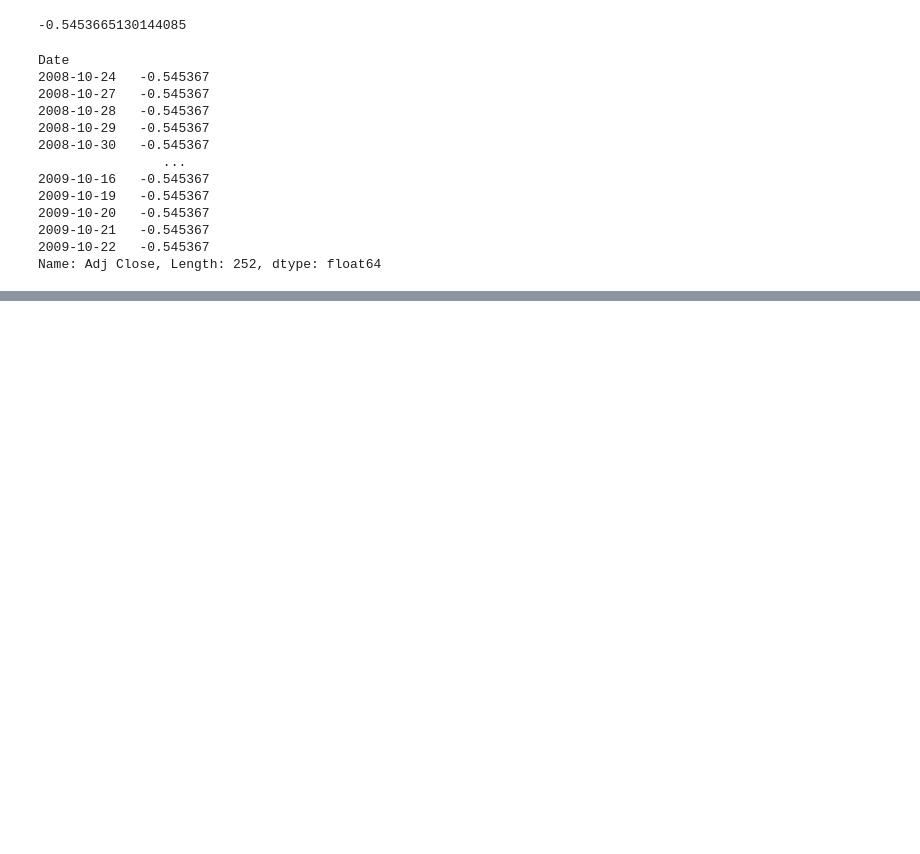
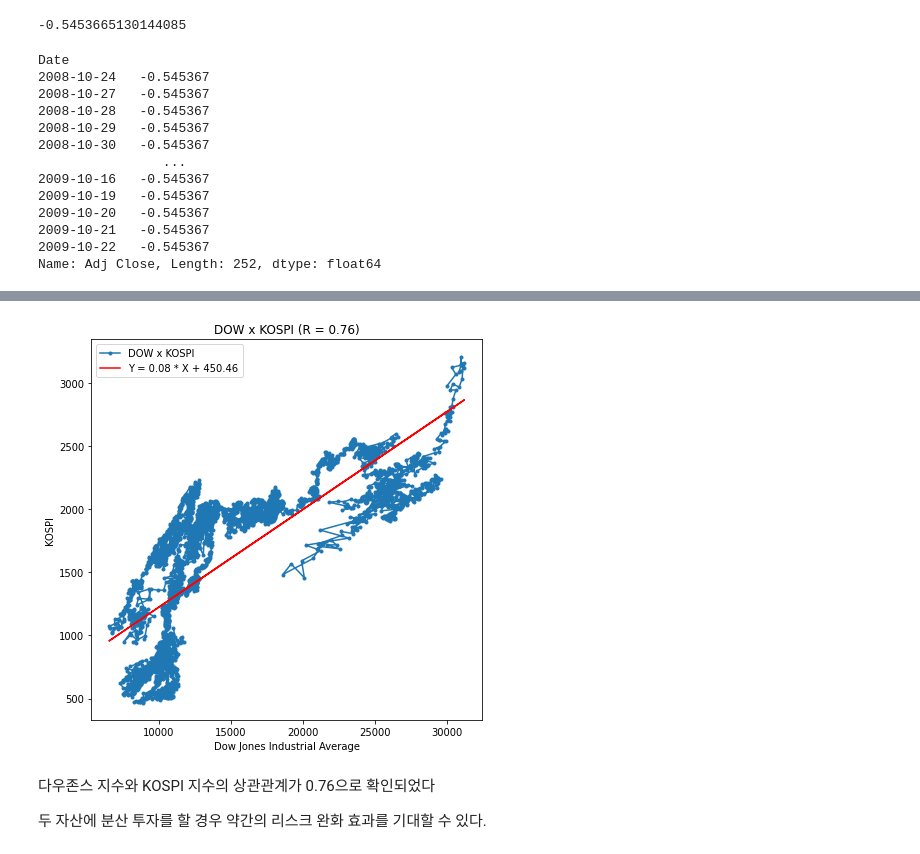
Before and after one commit to codetosign/Study, a Jupyter notebook: Securities_data_analysis.ipynb, the cells around one changed output, grey strips where cells are left out. Saved outputs shown, nothing was run; the diff lists cells and outputs as text; code cells hidden in the pictures; blank space fills up the shorter version.

```diff
--- a/Securities_data_analysis.ipynb
+++ b/Securities_data_analysis.ipynb
@@ -237,0 +333,24 @@ Name: Adj Close, Length: 252, dtype: float64
+# %%
+# 다우존스와 KOSPI의 회귀 분석
+df = pd.DataFrame({'X' : dow['Close'], 'Y' : kospi['Close']})
+df = df.fillna(method= 'bfill')
+df = df.fillna(method= 'ffill')
+
+regr = st.linregress(df.X, df.Y)
+regr_line = f'Y = {regr.slope:.2f} * X + {regr.intercept:.2f}'
+
+plt.figure(figsize = [7, 7])
+plt.plot(df.X, df.Y, marker= '.')
+plt.plot(df.X, regr.slope * df.X + regr.intercept, 'r')
+
+plt.legend(['DOW x KOSPI', regr_line])
+plt.title(f'DOW x KOSPI (R = {regr.rvalue:.2f})')
+plt.xlabel('Dow Jones Industrial Average')
+plt.ylabel('KOSPI')
+plt.show()
+# %% [output]
+[figure, added]
+# %% [markdown]
+다우존스 지수와 KOSPI 지수의 상관관계가 0.76으로 확인되었다
+
+두 자산에 분산 투자를 할 경우 약간의 리스크 완화 효과를 기대할 수 있다.
```
Also changed, not shown: parts of 13 cells of this notebook.
